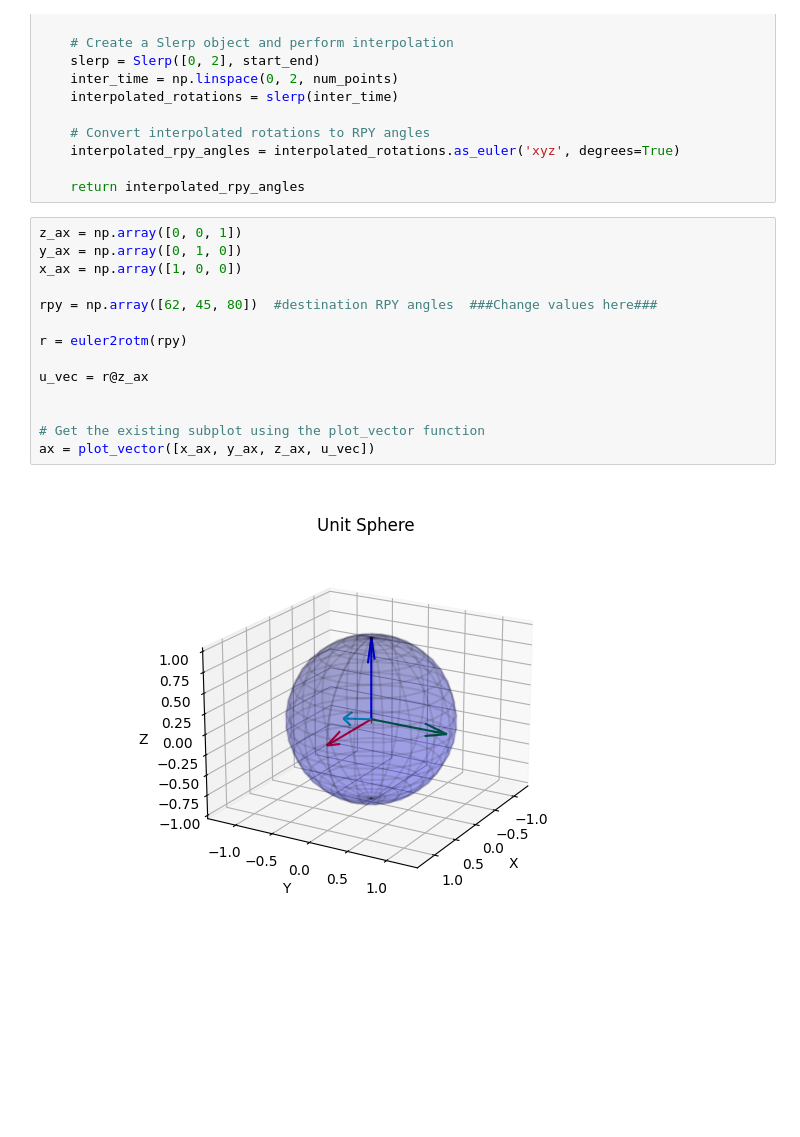
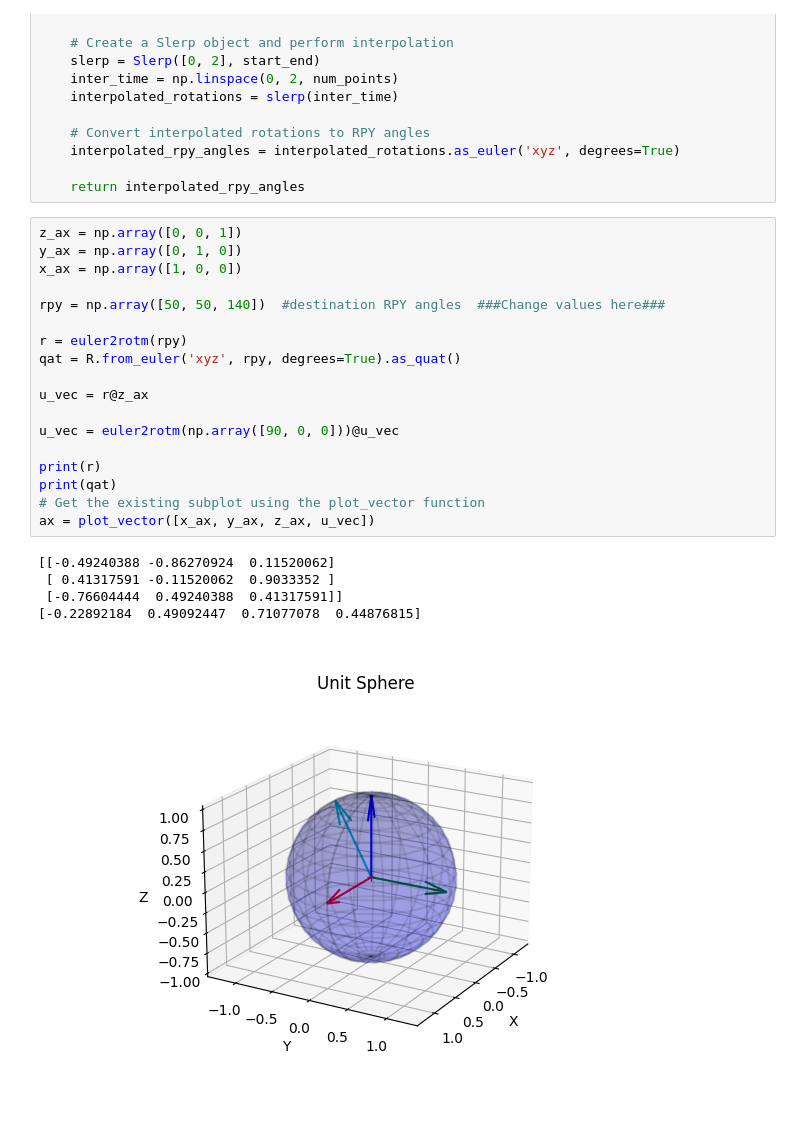
Before and after one commit to mustafab0/cross-spherical, a Jupyter notebook: code/trajectory/great_circle_path.ipynb, the cells around one changed output. Cells and saved outputs as stored; diff of their text form; blank space fills up the shorter version.

```diff
--- a/code/trajectory/great_circle_path.ipynb
+++ b/code/trajectory/great_circle_path.ipynb
@@ -125,19 +125,27 @@ def interpolate_rpy(start_rpy, end_rpy, num_points):
 # %%
 z_ax = np.array([0, 0, 1])
 y_ax = np.array([0, 1, 0])
 x_ax = np.array([1, 0, 0])
 
-rpy = np.array([62, 45, 80])  #destination RPY angles  ###Change values here###
+rpy = np.array([50, 50, 140])  #destination RPY angles  ###Change values here###
 
 r = euler2rotm(rpy)
+qat = R.from_euler('xyz', rpy, degrees=True).as_quat()
 
 u_vec = r@z_ax
 
+u_vec = euler2rotm(np.array([90, 0, 0]))@u_vec
 
+print(r)
+print(qat)
 # Get the existing subplot using the plot_vector function
 ax = plot_vector([x_ax, y_ax, z_ax, u_vec])
 # %% [output]
+[[-0.49240388 -0.86270924  0.11520062]
+ [ 0.41317591 -0.11520062  0.9033352 ]
+ [-0.76604444  0.49240388  0.41317591]]
+[-0.22892184  0.49092447  0.71077078  0.44876815]
-[figure, old version]
+[figure, new version]
 # %%
 #linear interpolation
 import numpy as np
```
Also changed, not shown: parts of 7 cells of this notebook, 11 other files.
